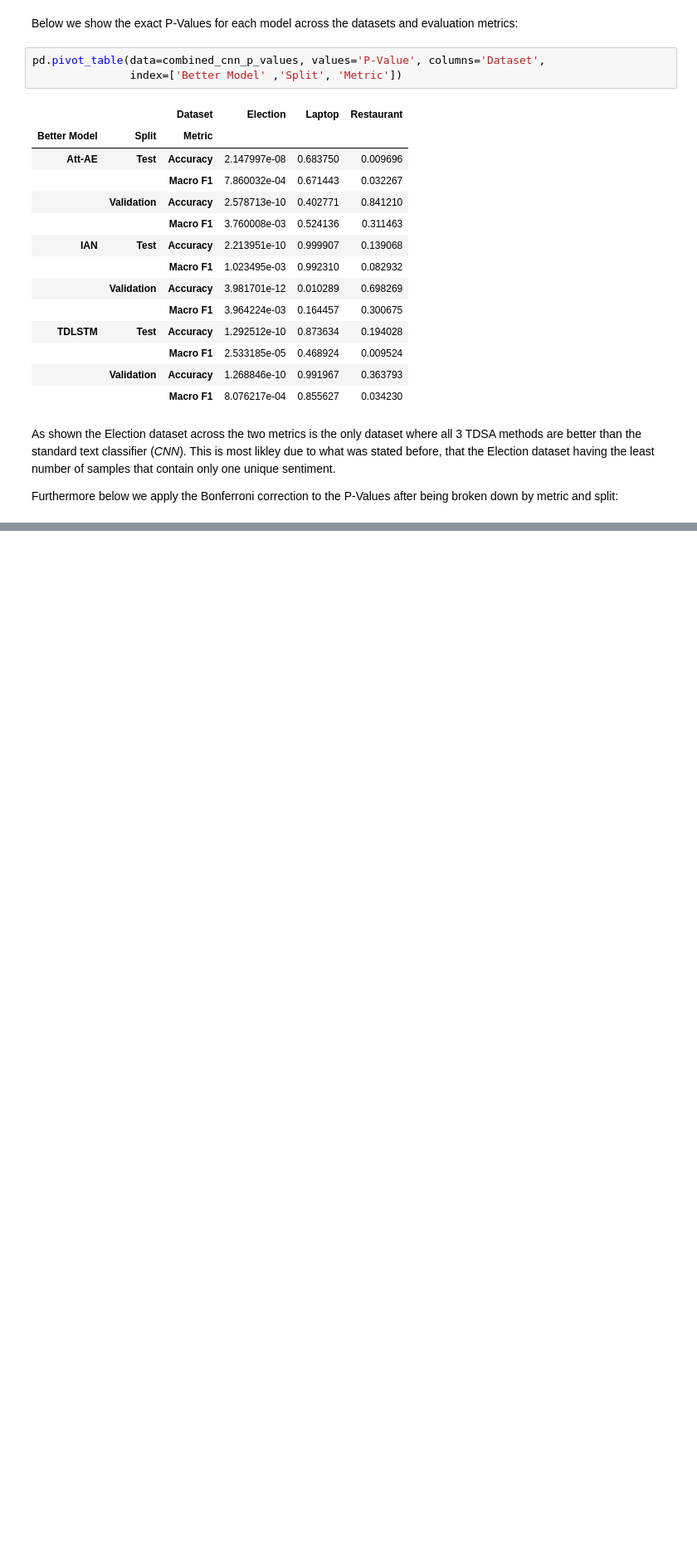
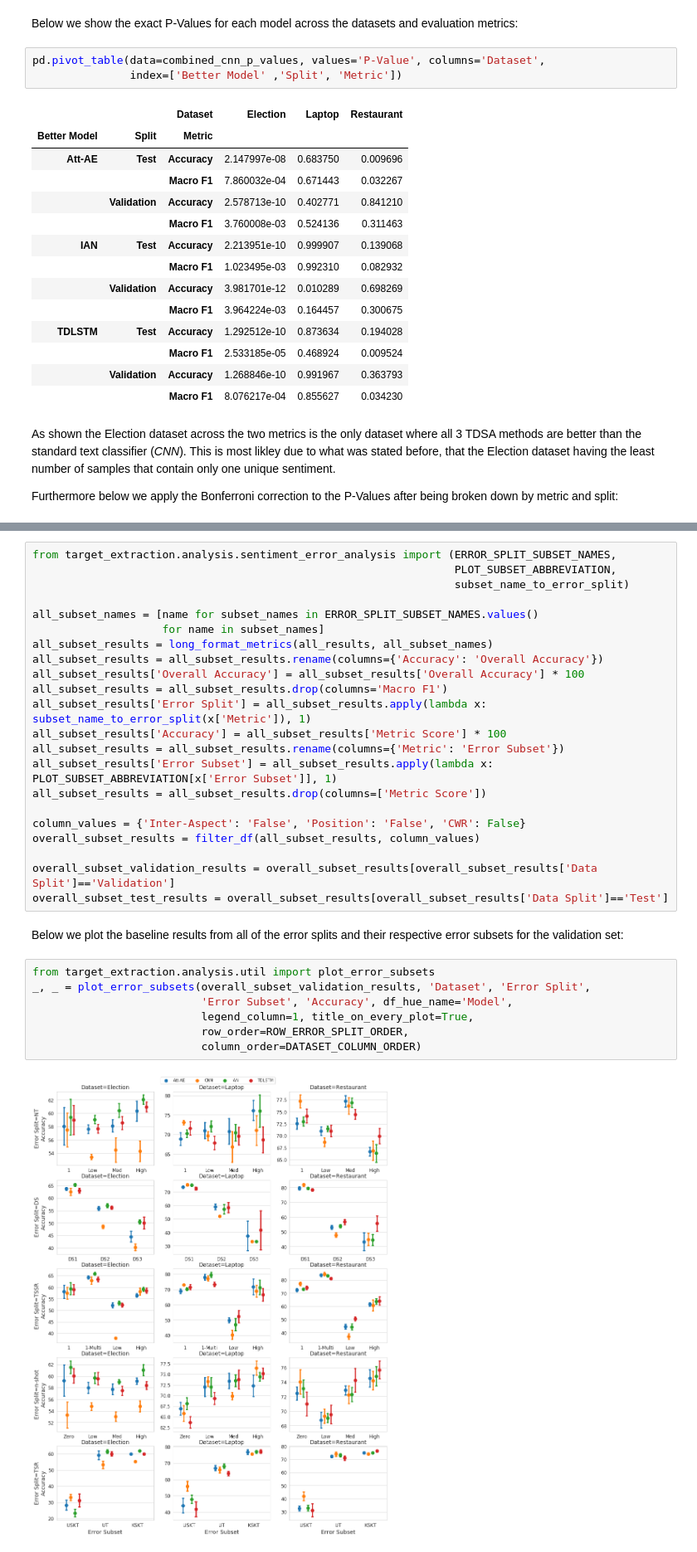
Before and after one commit to apmoore1/tdsa_comparisons, a Jupyter notebook: analysis/TDSA_Baseline_Results.ipynb, the cells around one changed output, grey strips where cells are left out. Shown at 83% size. Drawn from its saved outputs; the diff is of its cells as text; blank space fills up the shorter version.

```diff
--- a/analysis/TDSA_Baseline_Results.ipynb
+++ b/analysis/TDSA_Baseline_Results.ipynb
@@ -377,0 +263,33 @@ Of which error splits 1, 2, and 3 are local where as the rest are global.
+# %%
+from target_extraction.analysis.sentiment_error_analysis import (ERROR_SPLIT_SUBSET_NAMES,
+                                                                 PLOT_SUBSET_ABBREVIATION,
+                                                                 subset_name_to_error_split)
+
+all_subset_names = [name for subset_names in ERROR_SPLIT_SUBSET_NAMES.values()
+                    for name in subset_names]
+all_subset_results = long_format_metrics(all_results, all_subset_names)
+all_subset_results = all_subset_results.rename(columns={'Accuracy': 'Overall Accuracy'})
+all_subset_results['Overall Accuracy'] = all_subset_results['Overall Accuracy'] * 100
+all_subset_results = all_subset_results.drop(columns='Macro F1')
+all_subset_results['Error Split'] = all_subset_results.apply(lambda x: subset_name_to_error_split(x['Metric']), 1)
+all_subset_results['Accuracy'] = all_subset_results['Metric Score'] * 100
+all_subset_results = all_subset_results.rename(columns={'Metric': 'Error Subset'})
+all_subset_results['Error Subset'] = all_subset_results.apply(lambda x: PLOT_SUBSET_ABBREVIATION[x['Error Subset']], 1)
+all_subset_results = all_subset_results.drop(columns=['Metric Score'])
+
+column_values = {'Inter-Aspect': 'False', 'Position': 'False', 'CWR': False}
+overall_subset_results = filter_df(all_subset_results, column_values)
+
+overall_subset_validation_results = overall_subset_results[overall_subset_results['Data Split']=='Validation']
+overall_subset_test_results = overall_subset_results[overall_subset_results['Data Split']=='Test']
+# %% [markdown]
+Below we plot the baseline results from all of the error splits and their respective error subsets for the validation set:
+# %%
+from target_extraction.analysis.util import plot_error_subsets
+_, _ = plot_error_subsets(overall_subset_validation_results, 'Dataset', 'Error Split',
+                          'Error Subset', 'Accuracy', df_hue_name='Model',
+                          legend_column=1, title_on_every_plot=True,
+                          row_order=ROW_ERROR_SPLIT_ORDER,
+                          column_order=DATASET_COLUMN_ORDER)
+# %% [output]
+[figure, added]
```
Also changed, not shown: parts of 78 cells of this notebook.
